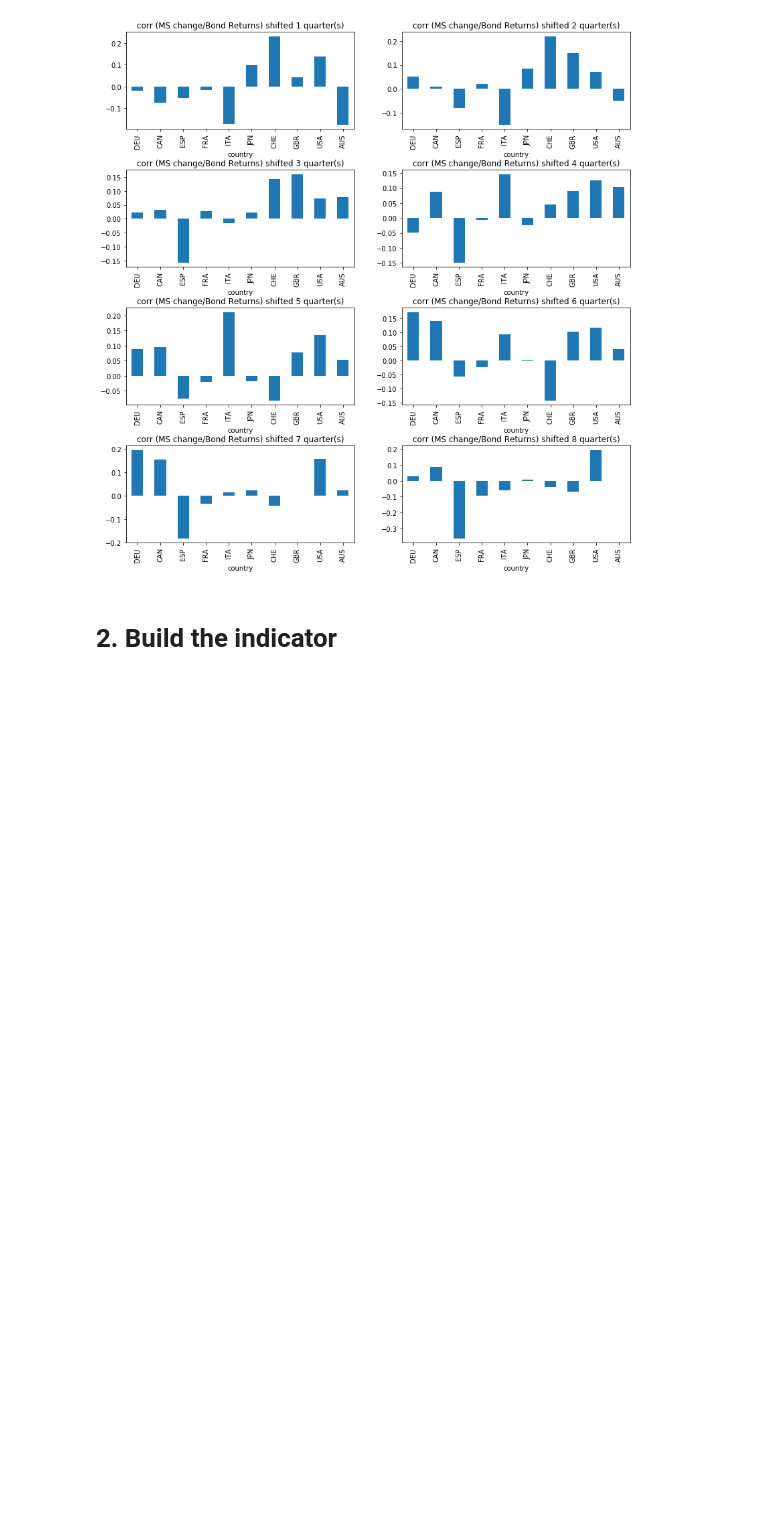
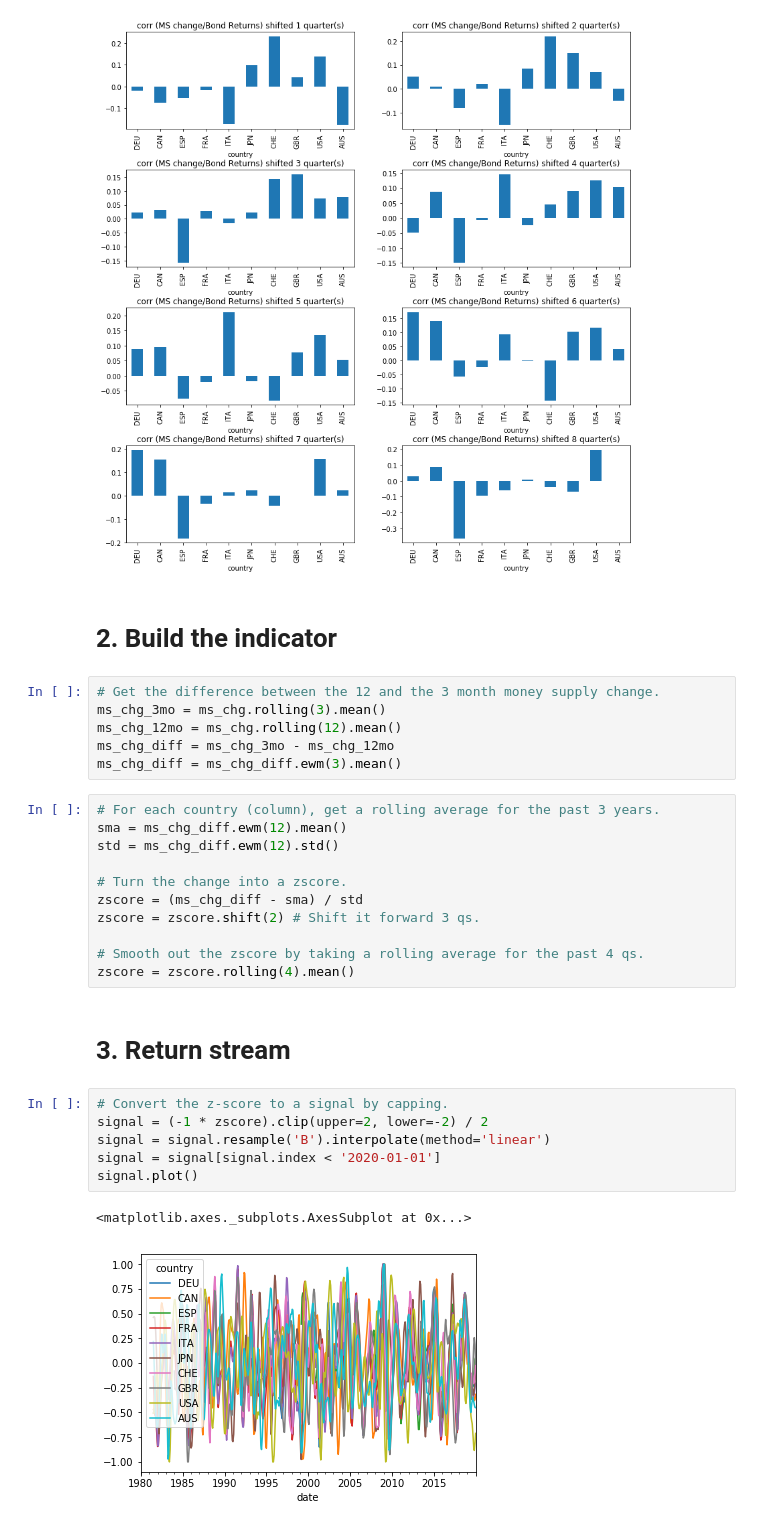
Before and after one commit to Mike-Huntress/Internship2020, a Jupyter notebook: SampleSignal/Money Supply Indicator.ipynb, the cells around one changed output. Cells and saved outputs as stored; diff of their text form; blank space fills up the shorter version.

```diff
--- a/SampleSignal/Money Supply Indicator.ipynb
+++ b/SampleSignal/Money Supply Indicator.ipynb
@@ -91,3 +91,31 @@ for i, shift in enumerate(range(1, 9)):
 [figure]
 # %% [markdown]
 # 2. Build the indicator
+# %%
+# Get the difference between the 12 and the 3 month money supply change.
+ms_chg_3mo = ms_chg.rolling(3).mean()
+ms_chg_12mo = ms_chg.rolling(12).mean()
+ms_chg_diff = ms_chg_3mo - ms_chg_12mo
+ms_chg_diff = ms_chg_diff.ewm(3).mean()
+# %%
+# For each country (column), get a rolling average for the past 3 years.
+sma = ms_chg_diff.ewm(12).mean()
+std = ms_chg_diff.ewm(12).std()
+
+# Turn the change into a zscore.
+zscore = (ms_chg_diff - sma) / std
+zscore = zscore.shift(2) # Shift it forward 3 qs.
+
+# Smooth out the zscore by taking a rolling average for the past 4 qs.
+zscore = zscore.rolling(4).mean()
+# %% [markdown]
+# 3. Return stream
+# %%
+# Convert the z-score to a signal by capping.
+signal = (-1 * zscore).clip(upper=2, lower=-2) / 2
+signal = signal.resample('B').interpolate(method='linear')
+signal = signal[signal.index < '2020-01-01']
+signal.plot()
+# %% [output]
+<matplotlib.axes._subplots.AxesSubplot at 0x...>
+[figure, added]
```
Also changed, not shown: parts of 1 cell of this notebook, 3 other files.
